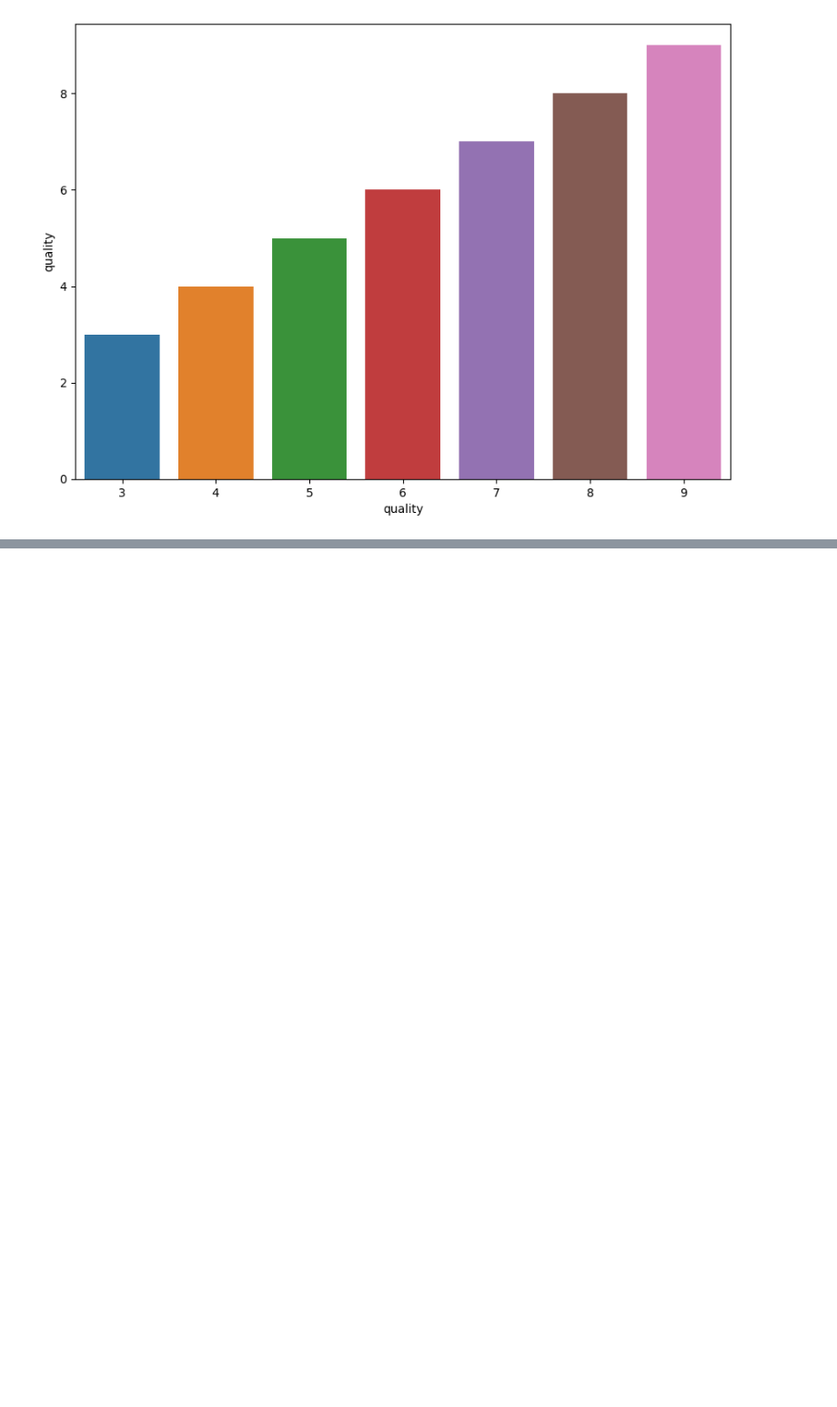
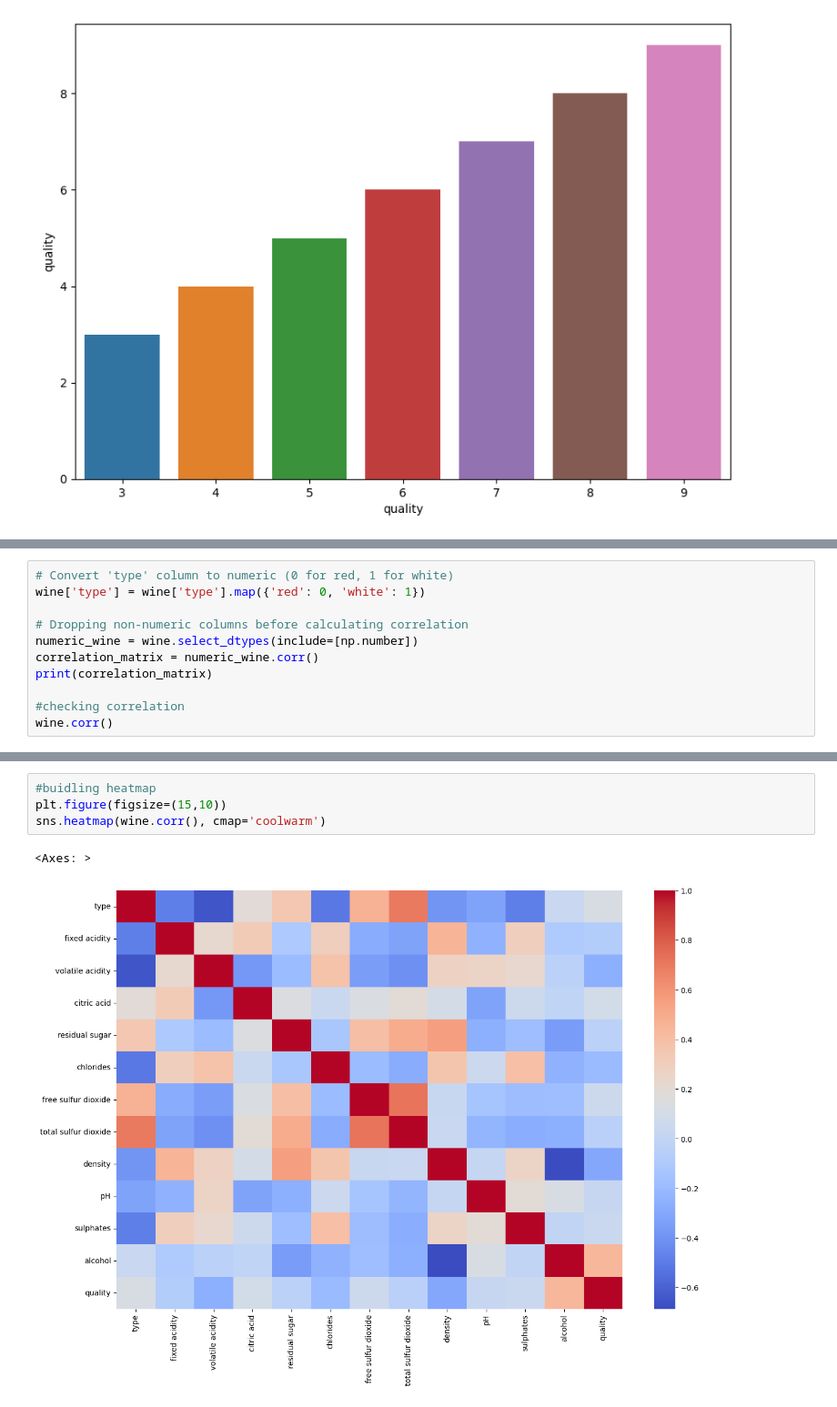
Before and after one commit to PixelQuinn/wine-quality-prediction, a Jupyter notebook: Wine Quality Prediction.ipynb, the cells around one changed output, grey strips where cells are left out. Shown at 91% size. Drawn from its saved outputs; the diff is of its cells as text; blank space fills up the shorter version.

```diff
--- a/Wine Quality Prediction.ipynb
+++ b/Wine Quality Prediction.ipynb
@@ -280,0 +341,11 @@ sns.barplot(x='quality', y='quality', data=wine)
+# %%
+# Convert 'type' column to numeric (0 for red, 1 for white)
+wine['type'] = wine['type'].map({'red': 0, 'white': 1})
+
+# Dropping non-numeric columns before calculating correlation
+numeric_wine = wine.select_dtypes(include=[np.number])
+correlation_matrix = numeric_wine.corr()
+print(correlation_matrix)
+
+#checking correlation
+wine.corr()
@@ -280,0 +384,7 @@ sns.barplot(x='quality', y='quality', data=wine)
+# %%
+#buidling heatmap
+plt.figure(figsize=(15,10))
+sns.heatmap(wine.corr(), cmap='coolwarm')
+# %% [output]
+<Axes: >
+[figure, added]
```
Also changed, not shown: parts of 13 cells of this notebook.
